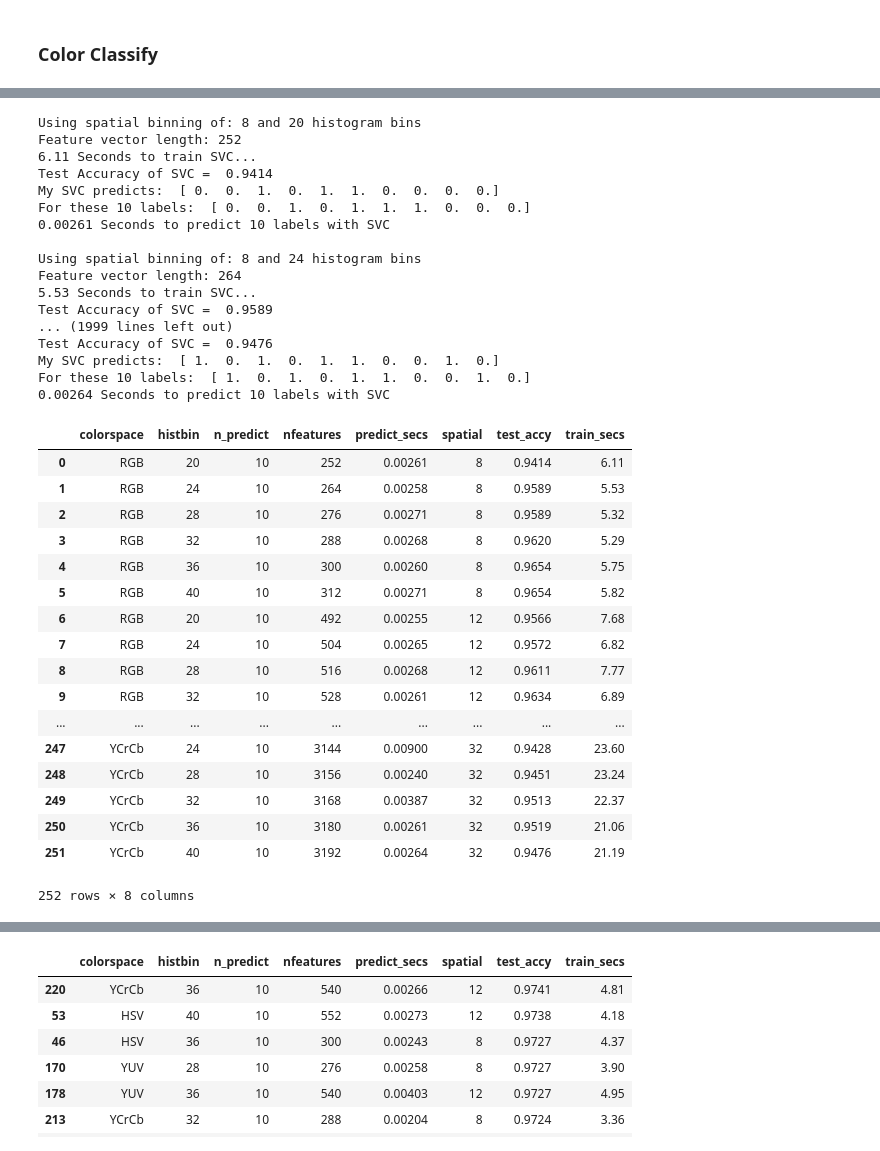
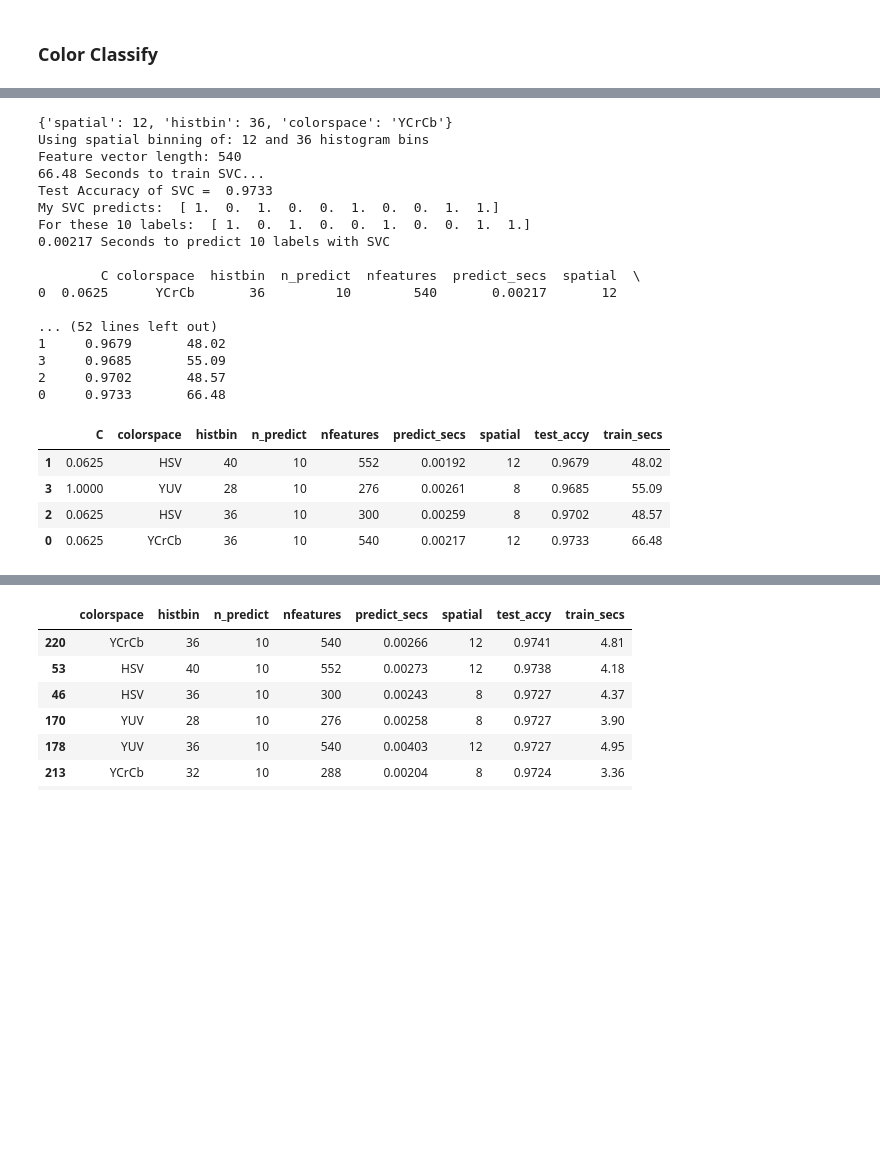
Before and after one commit to johnybang/CarND-Vehicle-Detection, a Jupyter notebook: lessons/Lessons-VehicleDetectionAndTracking.ipynb, the cells around one changed output, grey strips where cells are left out. Cells and saved outputs as stored; diff of their text form; code cells hidden in the pictures; blank space fills up the shorter version.

```diff
--- a/lessons/Lessons-VehicleDetectionAndTracking.ipynb
+++ b/lessons/Lessons-VehicleDetectionAndTracking.ipynb
@@ -79,11 +84,7 @@ import glob
 import time
 from sklearn.svm import LinearSVC
 from sklearn.preprocessing import StandardScaler
-# NOTE: the next import is only valid
-# for scikit-learn version <= 0.17
-# if you are using scikit-learn >= 0.18 then use this:
-# from sklearn.model_selection import train_test_split
-from sklearn.model_selection import train_test_split
+from sklearn.model_selection import GridSearchCV, train_test_split
 
 # Define a function to compute binned color features
 def bin_spatial(img, size=(32, 32)):
@@ -159,13 +160,14 @@ import itertools
 colorspace_list = ['RGB', 'HSV', 'LUV', 'HLS', 'YUV', 'YCrCb']
 spatials = [8,12,16,20,24,28,32]
 histbins = [20,24,28,32,36,40]
-params = itertools.product(colorspace_list, spatials, histbins)
+params = list(itertools.product(colorspace_list, spatials, histbins))
 
 entries = []
 
-for colorspace, spatial, histbin in params:
+for colorspace, spatial, histbin in [params[i] for i in [220,53,46,170]]:
 
     entry = {'colorspace':colorspace, 'spatial':spatial, 'histbin':histbin}
+    print(entry)
 
     car_features = extract_features(cars, cspace=colorspace, spatial_size=(spatial, spatial),
                                     hist_bins=histbin, hist_range=(0, 256))
@@ -196,69 +198,62 @@ for colorspace, spatial, histbin in params:
     entry['nfeatures'] = len(X_train[0])
 
     ########## Train linear SVM classifier
-    # Use a linear SVC
-    svc = LinearSVC()
+    # Use a linear SVC and an order of magnitude tuning of C
+    svc_parameters = {'C':2.0**np.arange(-4,5)}
+    svc = GridSearchCV(LinearSVC(), svc_parameters)
     # Check the training time for the SVC
     t=time.time()
     svc.fit(X_train_scaled, y_train)
+    entry['C']=svc.best_params_['C']
     t2 = time.time()
     print(round(t2-t, 2), 'Seconds to train SVC...')
     entry['train_secs'] = round(t2-t, 2)
 
     ########## Test the classifier
     # Check the score of the SVC
     X_test_scaled = X_scaler.transform(X_test)
     entry['test_accy'] = round(svc.score(X_test_scaled, y_test), 4)
     print('Test Accuracy of SVC = ', entry['test_accy'])
     # Check the prediction time for a single sample
     t=time.time()
     n_predict = 10
     entry['n_predict'] = n_predict
     print('My SVC predicts: ', svc.predict(X_test_scaled[0:n_predict]))
     print('For these',n_predict, 'labels: ', y_test[0:n_predict])
     t2 = time.time()
     print(round(t2-t, 5), 'Seconds to predict', n_predict,'labels with SVC')
     entry['predict_secs'] = round(t2-t, 5)
     print()
 
     entries.append(entry)
 
+    color_classify_df = pd.DataFrame(entries).sort_values(['test_accy','predict_secs','train_secs'],
+                                                          ascending=[False,True,True])
+    print(color_classify_df)
 
-color_classify_df = pd.DataFrame(entries)
+
+# color_classify_df = pd.DataFrame(entries)
 color_classify_df
 # %% [output]
-Using spatial binning of: 8 and 20 histogram bins
-Feature vector length: 252
-6.11 Seconds to train SVC...
-Test Accuracy of SVC =  0.9414
-My SVC predicts:  [ 0.  0.  1.  0.  1.  1.  0.  0.  0.  0.]
-For these 10 labels:  [ 0.  0.  1.  0.  1.  1.  1.  0.  0.  0.]
-0.00261 Seconds to predict 10 labels with SVC
+{'spatial': 12, 'histbin': 36, 'colorspace': 'YCrCb'}
+Using spatial binning of: 12 and 36 histogram bins
+Feature vector length: 540
+66.48 Seconds to train SVC...
+Test Accuracy of SVC =  0.9733
+My SVC predicts:  [ 1.  0.  1.  0.  0.  1.  0.  0.  1.  1.]
+For these 10 labels:  [ 1.  0.  1.  0.  0.  1.  0.  0.  1.  1.]
+0.00217 Seconds to predict 10 labels with SVC
 
-Using spatial binning of: 8 and 24 histogram bins
-Feature vector length: 264
-5.53 Seconds to train SVC...
-Test Accuracy of SVC =  0.9589
-... (1999 lines left out)
-Test Accuracy of SVC =  0.9476
-My SVC predicts:  [ 1.  0.  1.  0.  1.  1.  0.  0.  1.  0.]
-For these 10 labels:  [ 1.  0.  1.  0.  1.  1.  0.  0.  1.  0.]
-0.00264 Seconds to predict 10 labels with SVC
+        C colorspace  histbin  n_predict  nfeatures  predict_secs  spatial  \
+0  0.0625      YCrCb       36         10        540       0.00217       12
+
+... (52 lines left out)
+1     0.9679       48.02
+3     0.9685       55.09
+2     0.9702       48.57
+0     0.9733       66.48
-|  | colorspace | histbin | n_predict | nfeatures | predict_secs | spatial | test_accy | train_secs |
-| 0 | RGB | 20 | 10 | 252 | 0.00261 | 8 | 0.9414 | 6.11 |
-| 1 | RGB | 24 | 10 | 264 | 0.00258 | 8 | 0.9589 | 5.53 |
-| 2 | RGB | 28 | 10 | 276 | 0.00271 | 8 | 0.9589 | 5.32 |
-| 3 | RGB | 32 | 10 | 288 | 0.00268 | 8 | 0.9620 | 5.29 |
-| 4 | RGB | 36 | 10 | 300 | 0.00260 | 8 | 0.9654 | 5.75 |
-| 5 | RGB | 40 | 10 | 312 | 0.00271 | 8 | 0.9654 | 5.82 |
-| 6 | RGB | 20 | 10 | 492 | 0.00255 | 12 | 0.9566 | 7.68 |
-| 7 | RGB | 24 | 10 | 504 | 0.00265 | 12 | 0.9572 | 6.82 |
-| 8 | RGB | 28 | 10 | 516 | 0.00268 | 12 | 0.9611 | 7.77 |
-| 9 | RGB | 32 | 10 | 528 | 0.00261 | 12 | 0.9634 | 6.89 |
-| ... | ... | ... | ... | ... | ... | ... | ... | ... |
-| 247 | YCrCb | 24 | 10 | 3144 | 0.00900 | 32 | 0.9428 | 23.60 |
-| 248 | YCrCb | 28 | 10 | 3156 | 0.00240 | 32 | 0.9451 | 23.24 |
-| 249 | YCrCb | 32 | 10 | 3168 | 0.00387 | 32 | 0.9513 | 22.37 |
-| 250 | YCrCb | 36 | 10 | 3180 | 0.00261 | 32 | 0.9519 | 21.06 |
-| 251 | YCrCb | 40 | 10 | 3192 | 0.00264 | 32 | 0.9476 | 21.19 |
+|  | C | colorspace | histbin | n_predict | nfeatures | predict_secs | spatial | test_accy | train_secs |
+| 1 | 0.0625 | HSV | 40 | 10 | 552 | 0.00192 | 12 | 0.9679 | 48.02 |
+| 3 | 1.0000 | YUV | 28 | 10 | 276 | 0.00261 | 8 | 0.9685 | 55.09 |
+| 2 | 0.0625 | HSV | 36 | 10 | 300 | 0.00259 | 8 | 0.9702 | 48.57 |
+| 0 | 0.0625 | YCrCb | 36 | 10 | 540 | 0.00217 | 12 | 0.9733 | 66.48 |
-252 rows × 8 columns
```
Also changed, not shown: parts of 3 cells of this notebook, 1 other file.
